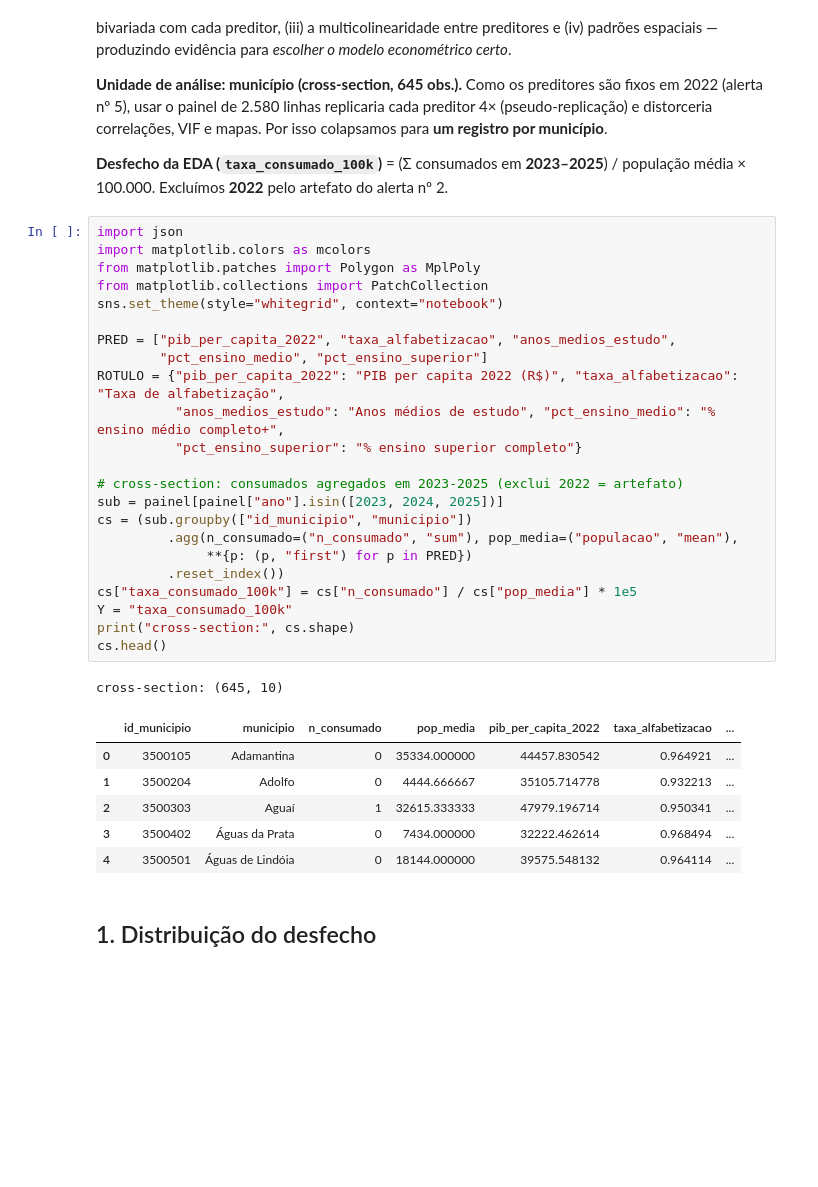
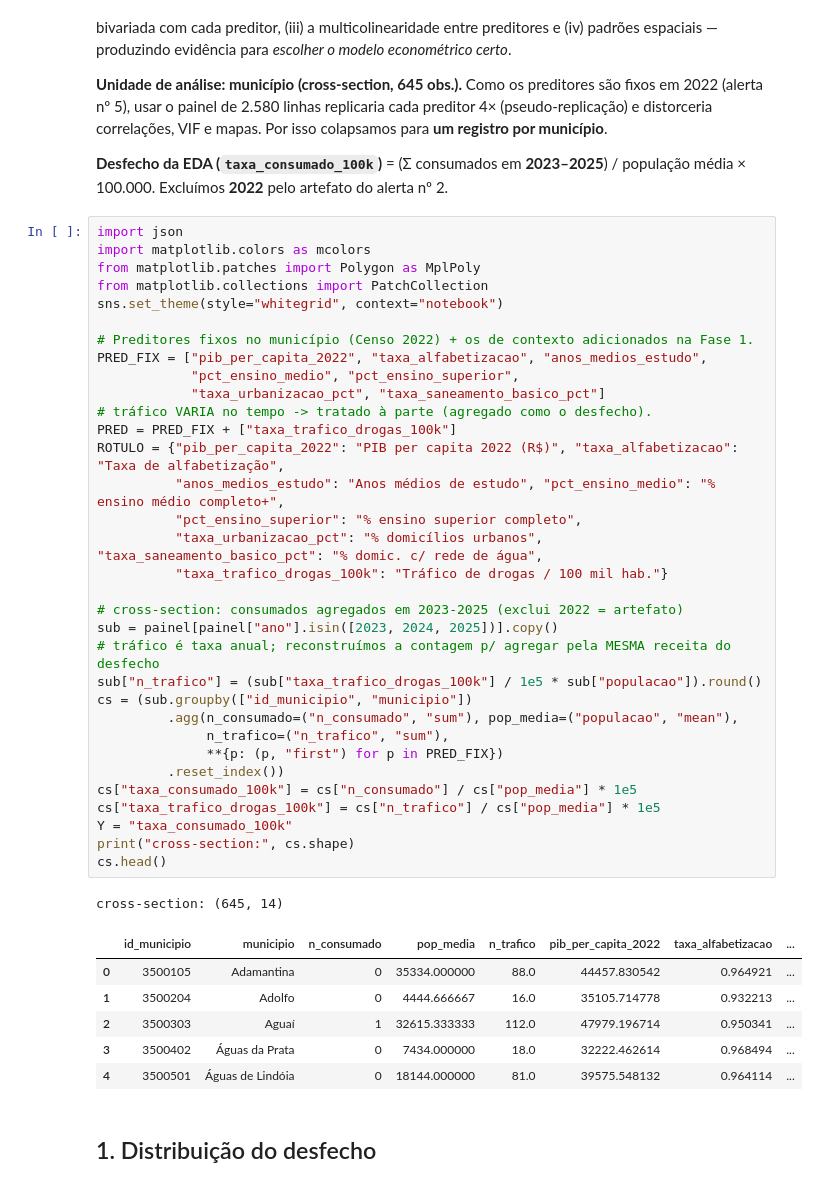
Before and after one commit to felipeal15/Insper_Data-Consilium, a Jupyter notebook: final/analise_final.ipynb, the cells around one changed output. Drawn from its saved outputs; the diff is of its cells as text; blank space fills up the shorter version.

```diff
--- a/final/analise_final.ipynb
+++ b/final/analise_final.ipynb
@@ -161,34 +180,44 @@ Achados de auditoria da base (verificados nos dados, não são opiniões):
 # %%
 import json
 import matplotlib.colors as mcolors
 from matplotlib.patches import Polygon as MplPoly
 from matplotlib.collections import PatchCollection
 sns.set_theme(style="whitegrid", context="notebook")
 
-PRED = ["pib_per_capita_2022", "taxa_alfabetizacao", "anos_medios_estudo",
-        "pct_ensino_medio", "pct_ensino_superior"]
+# Preditores fixos no município (Censo 2022) + os de contexto adicionados na Fase 1.
+PRED_FIX = ["pib_per_capita_2022", "taxa_alfabetizacao", "anos_medios_estudo",
+            "pct_ensino_medio", "pct_ensino_superior",
+            "taxa_urbanizacao_pct", "taxa_saneamento_basico_pct"]
+# tráfico VARIA no tempo -> tratado à parte (agregado como o desfecho).
+PRED = PRED_FIX + ["taxa_trafico_drogas_100k"]
 ROTULO = {"pib_per_capita_2022": "PIB per capita 2022 (R$)", "taxa_alfabetizacao": "Taxa de alfabetização",
           "anos_medios_estudo": "Anos médios de estudo", "pct_ensino_medio": "% ensino médio completo+",
-          "pct_ensino_superior": "% ensino superior completo"}
+          "pct_ensino_superior": "% ensino superior completo",
+          "taxa_urbanizacao_pct": "% domicílios urbanos", "taxa_saneamento_basico_pct": "% domic. c/ rede de água",
+          "taxa_trafico_drogas_100k": "Tráfico de drogas / 100 mil hab."}
 
 # cross-section: consumados agregados em 2023-2025 (exclui 2022 = artefato)
-sub = painel[painel["ano"].isin([2023, 2024, 2025])]
+sub = painel[painel["ano"].isin([2023, 2024, 2025])].copy()
+# tráfico é taxa anual; reconstruímos a contagem p/ agregar pela MESMA receita do desfecho
+sub["n_trafico"] = (sub["taxa_trafico_drogas_100k"] / 1e5 * sub["populacao"]).round()
 cs = (sub.groupby(["id_municipio", "municipio"])
          .agg(n_consumado=("n_consumado", "sum"), pop_media=("populacao", "mean"),
-              **{p: (p, "first") for p in PRED})
+              n_trafico=("n_trafico", "sum"),
+              **{p: (p, "first") for p in PRED_FIX})
          .reset_index())
 cs["taxa_consumado_100k"] = cs["n_consumado"] / cs["pop_media"] * 1e5
+cs["taxa_trafico_drogas_100k"] = cs["n_trafico"] / cs["pop_media"] * 1e5
 Y = "taxa_consumado_100k"
 print("cross-section:", cs.shape)
 cs.head()
 # %% [output]
-cross-section: (645, 10)
+cross-section: (645, 14)
-|  | id_municipio | municipio | n_consumado | pop_media | pib_per_capita_2022 | taxa_alfabetizacao | ... |
-| 0 | 3500105 | Adamantina | 0 | 35334.000000 | 44457.830542 | 0.964921 | ... |
-| 1 | 3500204 | Adolfo | 0 | 4444.666667 | 35105.714778 | 0.932213 | ... |
-| 2 | 3500303 | Aguaí | 1 | 32615.333333 | 47979.196714 | 0.950341 | ... |
-| 3 | 3500402 | Águas da Prata | 0 | 7434.000000 | 32222.462614 | 0.968494 | ... |
-| 4 | 3500501 | Águas de Lindóia | 0 | 18144.000000 | 39575.548132 | 0.964114 | ... |
+|  | id_municipio | municipio | n_consumado | pop_media | n_trafico | pib_per_capita_2022 | taxa_alfabetizacao | ... |
+| 0 | 3500105 | Adamantina | 0 | 35334.000000 | 88.0 | 44457.830542 | 0.964921 | ... |
+| 1 | 3500204 | Adolfo | 0 | 4444.666667 | 16.0 | 35105.714778 | 0.932213 | ... |
+| 2 | 3500303 | Aguaí | 1 | 32615.333333 | 112.0 | 47979.196714 | 0.950341 | ... |
+| 3 | 3500402 | Águas da Prata | 0 | 7434.000000 | 18.0 | 32222.462614 | 0.968494 | ... |
+| 4 | 3500501 | Águas de Lindóia | 0 | 18144.000000 | 81.0 | 39575.548132 | 0.964114 | ... |
 # %% [markdown]
 ## 1. Distribuição do desfecho
 # %%
```
Also changed, not shown: parts of 12 cells of this notebook, 2 other files.
